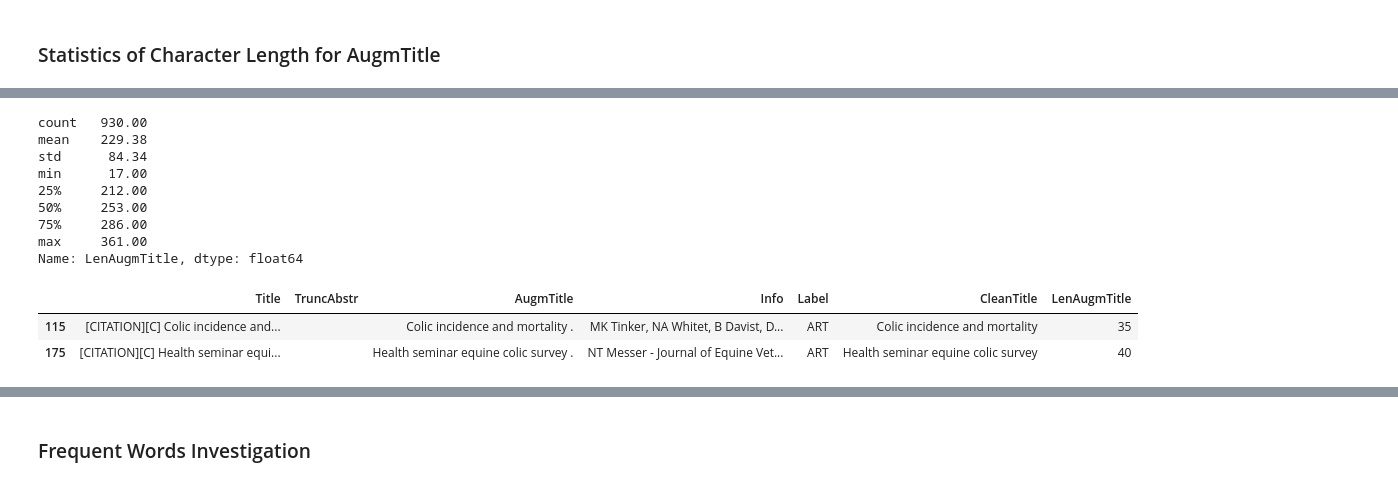
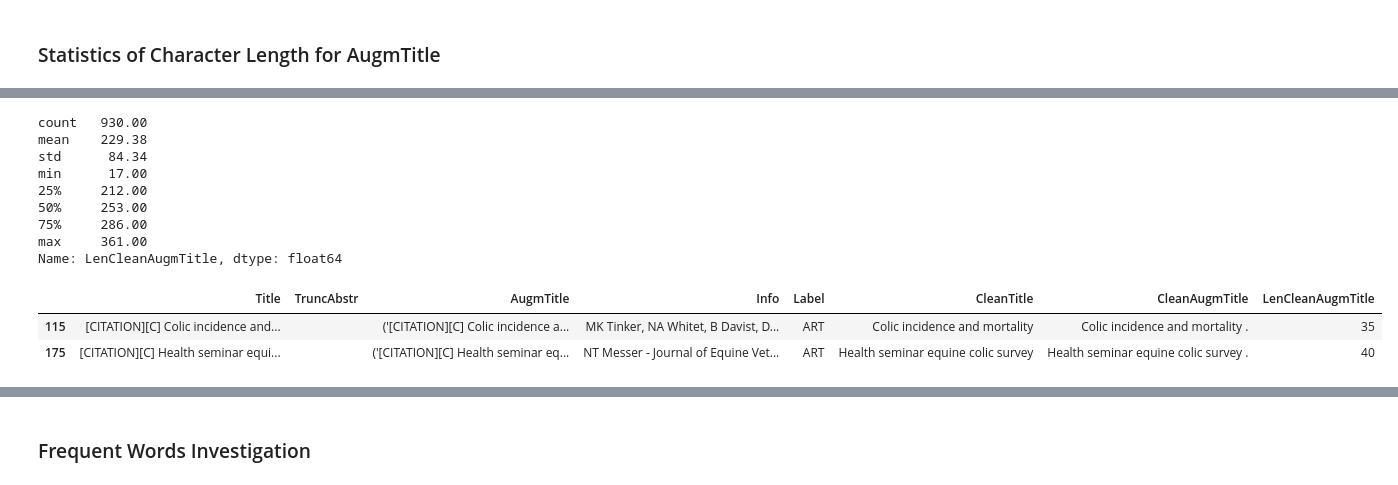
Before and after one commit to SolanaO/Healthcare_SparkNLP_Study, a Jupyter notebook: dataPreprocessing.ipynb, the cells around one changed output, grey strips where cells are left out. Saved outputs shown, nothing was run; the diff lists cells and outputs as text; code cells hidden in the pictures.

```diff
--- a/dataPreprocessing.ipynb
+++ b/dataPreprocessing.ipynb
@@ -152,6 +152,6 @@ PDF      84
 dtype: int64
 # %%
 # Combine Title and TruncAbstract and replace the AugmTitle column
-horse_df['AugmTitle'] = horse_df['CleanTitle'] + ' ' + ' . '+ ' ' + horse_df['TruncAbstr']
+horse_df['CleanAugmTitle'] = horse_df['CleanTitle'] + ' ' + ' . '+ ' ' + horse_df['TruncAbstr']
 horse_df.head(2)
 # %% [output]
@@ -161,5 +161,5 @@ horse_df.head(2)
 # %%
 # Remove the line delimitators in the AugmTitle column
-horse_df.AugmTitle = horse_df.AugmTitle.str.replace('\n','', regex=False)
+horse_df.CleanAugmTitle = horse_df.CleanAugmTitle.str.replace('\n','', regex=False)
 horse_df.head(2)
 # %% [output]
@@ -172,6 +172,6 @@ horse_df.head(2)
 ### Statistics of Character Length for AugmTitle
 # %%
 # Create a column that records the character length of the augumented titles
-horse_df['LenAugmTitle'] = horse_df['AugmTitle'].str.len()
+horse_df['LenCleanAugmTitle'] = horse_df['CleanAugmTitle'].str.len()
 horse_df.head(2)
 # %% [output]
@@ -181,6 +181,6 @@ horse_df.head(2)
 # %%
 # Get the statistics for the length of the augmented titles
-horse_df.LenAugmTitle.describe()
+horse_df.LenCleanAugmTitle.describe()
 # %% [output]
 count   930.00
 mean    229.38
@@ -190,15 +190,15 @@ min      17.00
 50%     253.00
 75%     286.00
 max     361.00
-Name: LenAugmTitle, dtype: float64
+Name: LenCleanAugmTitle, dtype: float64
 # %%
 # Investigate the shortest augumented titles
-short_texts = horse_df[horse_df.LenAugmTitle < 41]
-short_texts.sort_values(by=['LenAugmTitle'])
+short_texts = horse_df[horse_df.LenCleanAugmTitle < 41]
+short_texts.sort_values(by=['LenCleanAugmTitle'])
 short_texts.head(2)
 # %% [output]
-|  | Title | TruncAbstr | AugmTitle | Info | Label | CleanTitle | LenAugmTitle |
-| 115 | [CITATION][C] Colic incidence and... |  | Colic incidence and mortality . | MK Tinker, NA Whitet, B Davist, D... | ART | Colic incidence and mortality | 35 |
-| 175 | [CITATION][C] Health seminar equi... |  | Health seminar equine colic survey . | NT Messer - Journal of Equine Vet... | ART | Health seminar equine colic survey | 40 |
+|  | Title | TruncAbstr | AugmTitle | Info | Label | CleanTitle | CleanAugmTitle | LenCleanAugmTitle |
+| 115 | [CITATION][C] Colic incidence and... |  | ('[CITATION][C] Colic incidence a... | MK Tinker, NA Whitet, B Davist, D... | ART | Colic incidence and mortality | Colic incidence and mortality . | 35 |
+| 175 | [CITATION][C] Health seminar equi... |  | ('[CITATION][C] Health seminar eq... | NT Messer - Journal of Equine Vet... | ART | Health seminar equine colic survey | Health seminar equine colic survey . | 40 |
 # %%
 # Drop the rows with texts shorter than 20 characters
```
Also changed, not shown: parts of 15 cells of this notebook.
